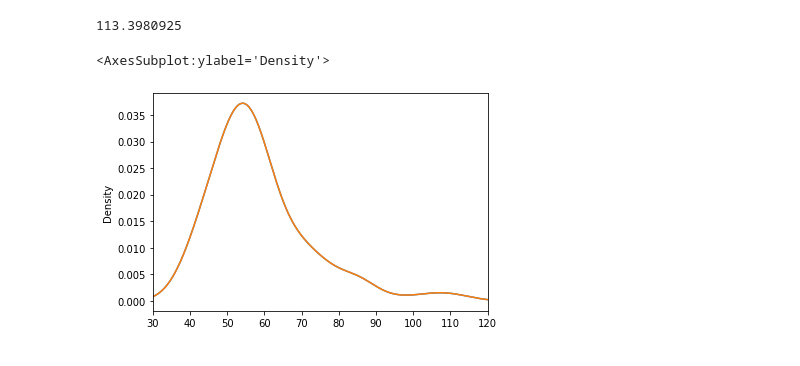
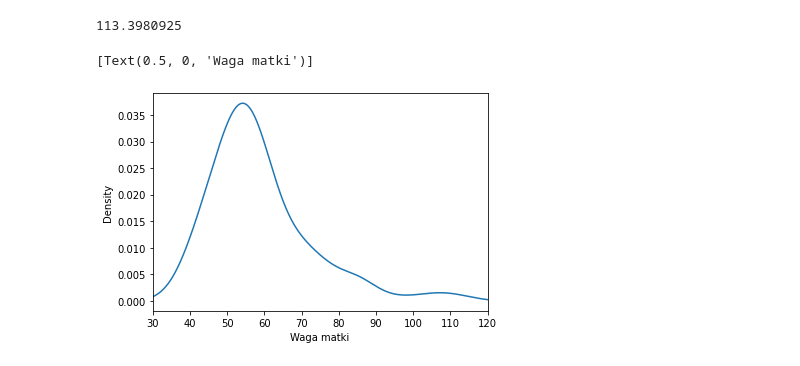
Before and after one commit to AgnesGru/Statistics_in_Python, a Jupyter notebook: Data Analysis.ipynb, the cells around one changed output. Cells and saved outputs as stored; diff of their text form; code cells hidden in the pictures.

```diff
--- a/Data Analysis.ipynb
+++ b/Data Analysis.ipynb
@@ -362,7 +365,8 @@ df["Waga matki"].max()
 # %% [output]
 113.3980925
 # %%
-df["Waga matki"].dropna().plot(kind='kde', xlim=(30, 120))
+ax = df["Waga matki"].dropna().plot(kind='kde', xlim=(30, 120))
+ax.set(xlabel = "Waga matki")
 # %% [output]
-<AxesSubplot:ylabel='Density'>
+[Text(0.5, 0, 'Waga matki')]
-[figure, old version]
+[figure, new version]
```
Also changed, not shown: parts of 16 cells of this notebook.
